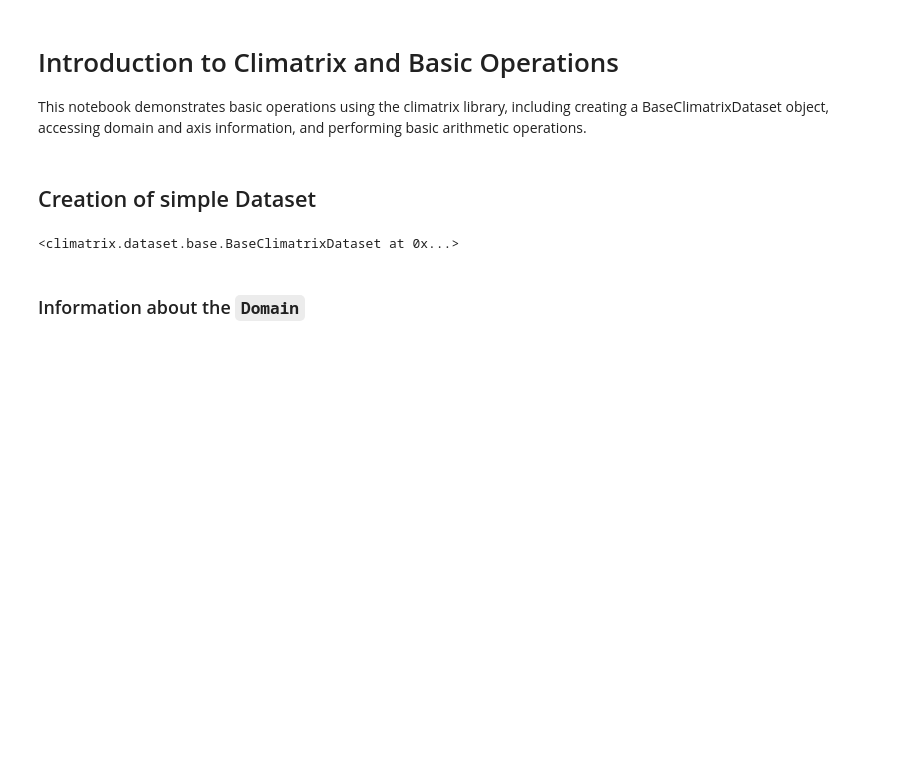
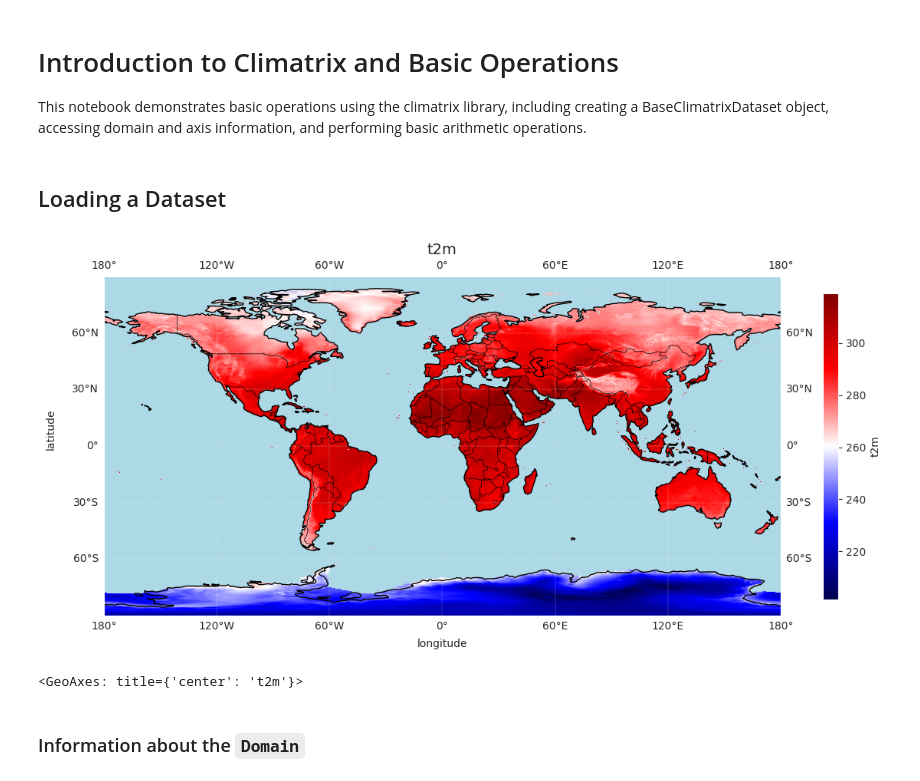
Before and after one commit to jamesWalczak/climatrix, a Jupyter notebook: examples/introduction.ipynb, the cells around one changed output. Cells and saved outputs as stored; diff of their text form; code cells hidden in the pictures; blank space fills up the shorter version.

```diff
--- a/examples/introduction.ipynb
+++ b/examples/introduction.ipynb
@@ -10,30 +12,12 @@ from datetime import datetime
 # %% [markdown]
-## Creation of simple Dataset
+## Loading a Dataset
-# %%
-xarray_da = xr.DataArray(
-    data=np.random.rand(1, 5, 5),
-    dims=("time", "latitude", "longitude"),
-    coords={
-        "time": np.array(
-            [
-                datetime(2000, 1, 1),
-            ],
-            dtype="datetime64",
-        ),
-        "latitude": (
-            ("latitude",),
-            np.array([-90, -45, 0, 45, 90]),
-        ),
-        "longitude": (
-            ("longitude",),
-            np.array([-180, -90, 0, 90, 180]),
-        ),
-    },
-)
-cm_dense = xarray_da.to_dataset(name="temperature").cm
-cm_dense
-# %% [output]
-<climatrix.dataset.base.BaseClimatrixDataset at 0x...>
+# %%
+xr_dset = xr.open_dataset("era5-land.nc")
+dset = xr_dset.cm
+dset.plot()
+# %% [output]
+[figure, added]
+<GeoAxes: title={'center': 't2m'}>
 # %% [markdown]
 ### Information about the `Domain`
 # %%
```
Also changed, not shown: parts of 7 cells of this notebook, 2 other files.
